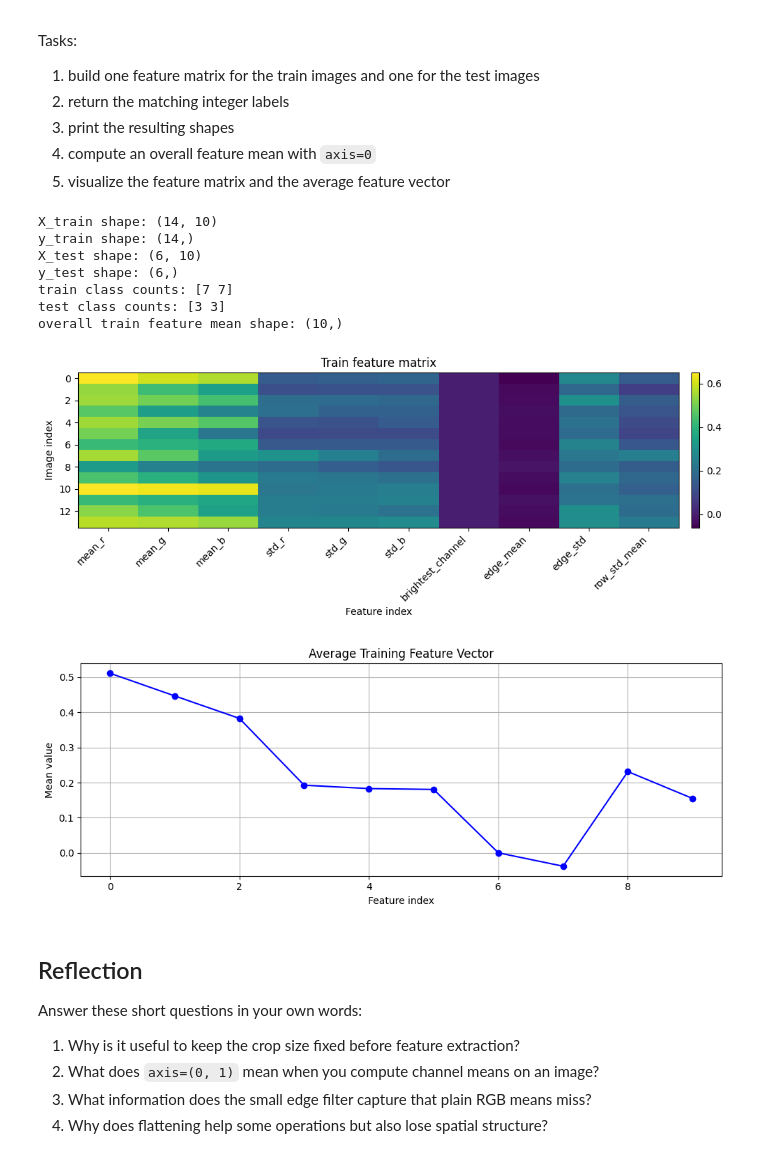
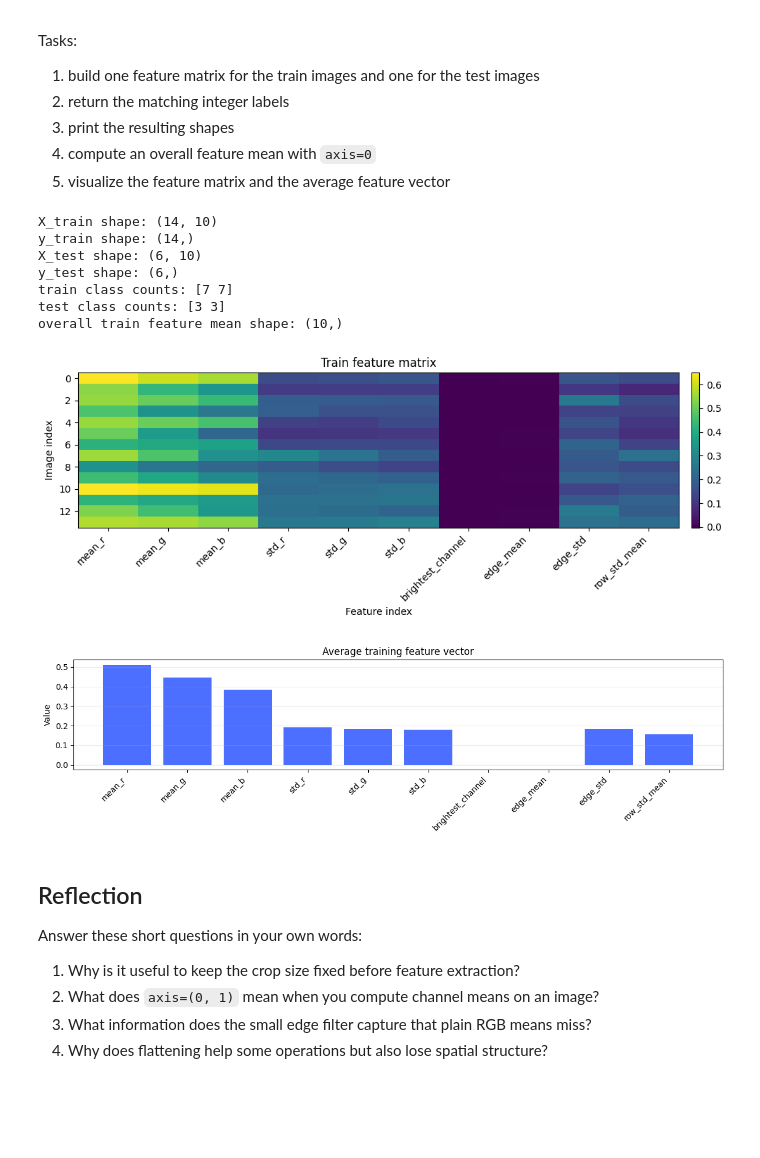
Before and after one commit to vgu-dsai-2026/lab-1-numpy-Vinhk7, a Jupyter notebook: notebook.ipynb, the cells around one changed output. Cells and saved outputs as stored; diff of their text form; code cells hidden in the pictures; blank space fills up the shorter version.

```diff
--- a/notebook.ipynb
+++ b/notebook.ipynb
@@ -420,22 +303,17 @@ Compute one mean value per color channel with `axis=(0, 1)`, then choose the bri
 # %%
 CHANNEL_NAMES = np.array(["red", "green", "blue"])
 
+
 def channel_summary(image_float: np.ndarray) -> tuple[np.ndarray, int]:
-    # Compute per-channel means with axis=(0, 1)
-    means = image_float.mean(axis=(0, 1))
+    # TODO: compute per-channel means with axis=(0, 1) and return the brightest channel index.
+    #raise NotImplementedError("Summarize the RGB channels with axis=(0, 1).")
+    channel_means = np.mean(image_float, axis=(0, 1))
+    brightest_channel = np.argmax(channel_means)
+    return channel_means, brightest_channel
 
-    # Find the index of the brightest channel (highest mean value)
-    brightest_channel = np.argmax(means)
-
-    return means, brightest_channel
-
-# Use the function on the sample image
 sample_channel_means, sample_brightest = channel_summary(sample_float)
-
 print("channel means:", sample_channel_means)
 print("brightest channel:", CHANNEL_NAMES[sample_brightest])
-
-# Create the bar chart to display the means
 fig, ax = plt.subplots(figsize=(5, 3))
 ax.bar(CHANNEL_NAMES, sample_channel_means, color=["#E74C3C", "#2ECC71", "#3498DB"])
 ax.set_title("Average brightness per channel")
@@ -674,83 +475,56 @@ Tasks:
 4. compute an overall feature mean with `axis=0`
 5. visualize the feature matrix and the average feature vector
 # %%
-from pathlib import Path
-import numpy as np
-from PIL import Image
-import matplotlib.pyplot as plt
-
-# Define the FEATURE_NAMES, which should correspond to the features extracted from the images
-FEATURE_NAMES = [
-    "mean_r", "mean_g", "mean_b", "std_r", "std_g", "std_b", "brightest_channel",
-    "edge_mean", "edge_std", "row_std_mean"
-]
-
-# Function to build the feature matrix from image paths
 def build_feature_matrix(paths: list[Path], kernel: np.ndarray) -> tuple[np.ndarray, np.ndarray]:
-    X = []
-    y = []
-
-    # Create class-to-index mapping
-    class_names = sorted({path.parent.name for path in paths})
-    class_to_idx = {name: i for i, name in enumerate(class_names)}
+    # TODO: apply extract_features to every path and return X (features) and y (integer labels).
+    #raise NotImplementedError("Build the feature matrix for the dataset subset.")
+    features_list = []
+    labels_list = []
 
     for path in paths:
-        image = np.array(Image.open(path).convert("RGB"))
-        features = extract_features(image, kernel)
-        X.append(features)
-        y.append(class_to_idx[path.parent.name])
+        image = load_image_np(path)
+        features_list.append(extract_features(image, kernel))
+        labels_list.append(LABEL_TO_INDEX[label_from_path(path)])
 
-    X = np.array(X, dtype=np.float32)
-    y = np.array(y, dtype=np.int64)
+    X = np.array(features_list, dtype=np.float32)
+    y = np.array(labels_list, dtype=np.int64)
     return X, y
 
-# Assuming `train_paths` and `test_paths` are lists of file paths
 X_train, y_train = build_feature_matrix(train_paths, EDGE_KERNEL)
 X_test, y_test = build_feature_matrix(test_paths, EDGE_KERNEL)
-
-# Print the resulting shapes and class distributions
 print("X_train shape:", X_train.shape)
 print("y_train shape:", y_train.shape)
 print("X_test shape:", X_test.shape)
 print("y_test shape:", y_test.shape)
-print("train class counts:", np.bincount(y_train))
-print("test class counts:", np.bincount(y_test))
+print("train class counts:", np.bincount(y_train, minlength=2))
+print("test class counts:", np.bincount(y_test, minlength=2))
 
-# Compute the overall mean of the training features
 train_feature_mean = X_train.mean(axis=0)
 print("overall train feature mean shape:", train_feature_mean.shape)
 
-# Visualize the train feature matrix
 fig, ax = plt.subplots(figsize=(10, 4))
 image = ax.imshow(X_train, aspect="auto", cmap="viridis")
 ax.set_title("Train feature matrix")
 ax.set_xlabel("Feature index")
 ax.set_ylabel("Image index")
 ax.set_xticks(range(len(FEATURE_NAMES)))
 ax.set_xticklabels(FEATURE_NAMES, rotation=45, ha="right")
 fig.colorbar(image, ax=ax, fraction=0.03, pad=0.02)
 fig.tight_layout()
 plt.show()
 
-# Visualize the average feature vector
-fig, ax = plt.subplots(figsize=(10, 4))
-ax.plot(train_feature_mean, marker="o", linestyle='-', color='b')
-ax.set_title("Average Training Feature Vector")
-ax.set_xlabel("Feature index")
-ax.set_ylabel("Mean value")
-ax.grid(True)
-fig.tight_layout()
+fig, ax = plot_feature_vector(train_feature_mean, FEATURE_NAMES, title="Average training feature vector")
 plt.show()
 # %% [output]
 X_train shape: (14, 10)
 y_train shape: (14,)
 X_test shape: (6, 10)
 y_test shape: (6,)
 train class counts: [7 7]
 test class counts: [3 3]
 overall train feature mean shape: (10,)
-[figure, old version]
+[figure, new version]
-[figure, old version]
+[figure, new version]
 # %% [markdown]
 ## Reflection
 
```
Also changed, not shown: parts of 9 cells of this notebook.
